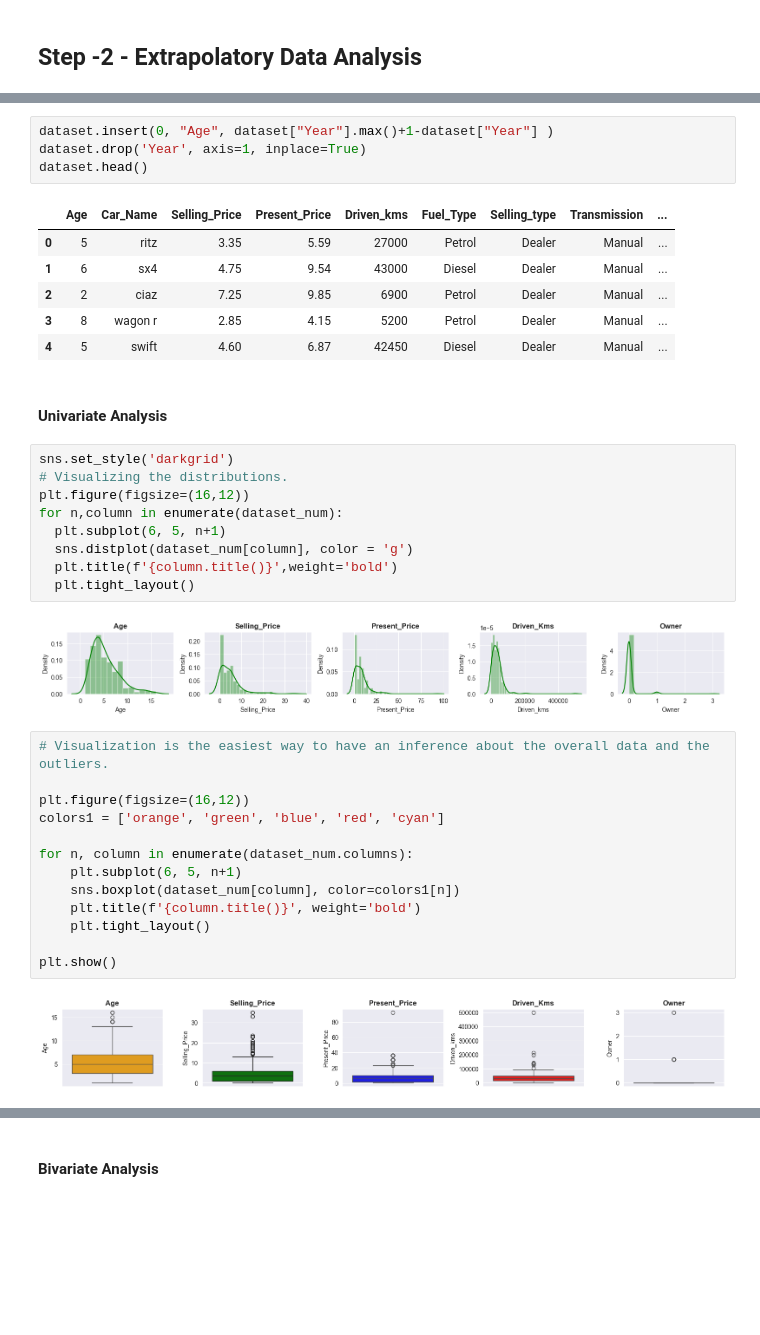
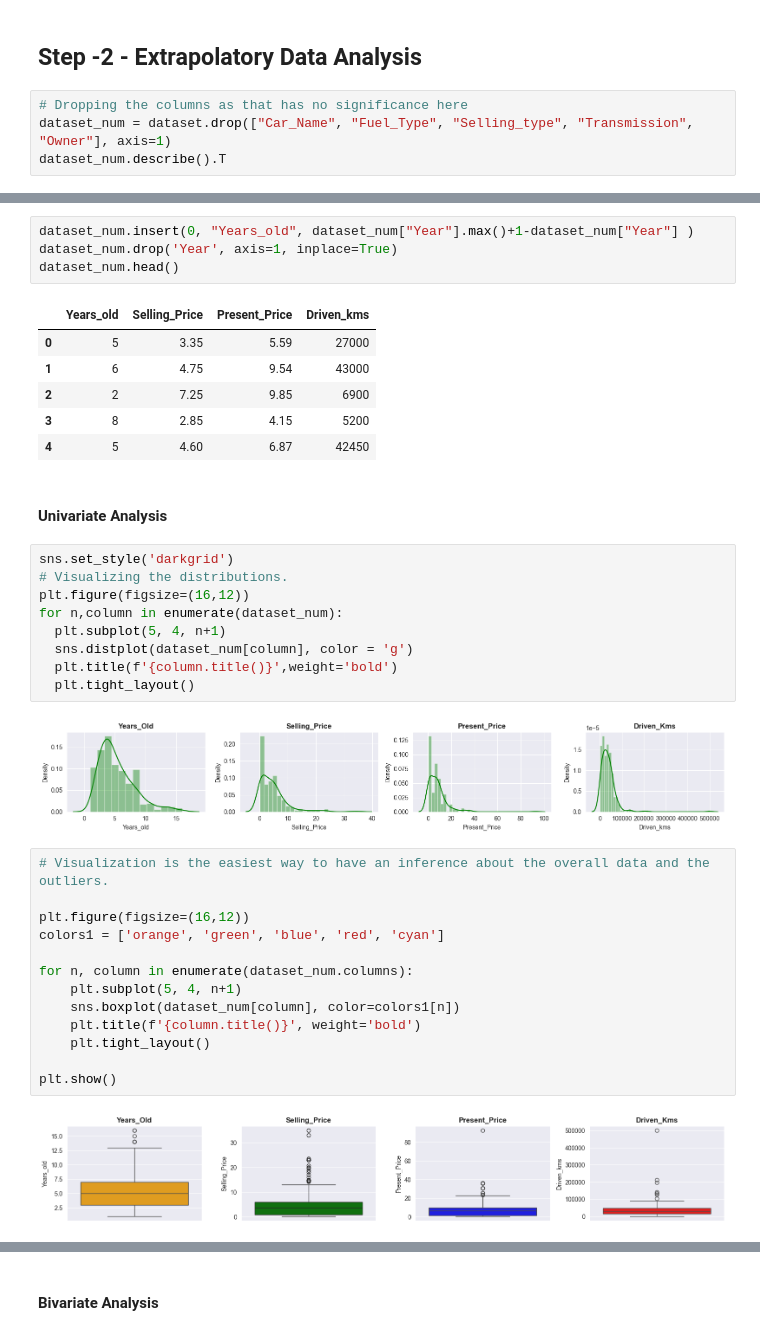
Before and after one commit to PPraveen2230/Oasis-Infobyte---Task---3, a Jupyter notebook: Car price prediciton- oasis infobyte _ paul.ipynb, the cells around one changed output, grey strips where cells are left out. Saved outputs shown, nothing was run; the diff lists cells and outputs as text; blank space fills up the shorter version.

```diff
--- a/Car price prediciton- oasis infobyte _ paul.ipynb
+++ b/Car price prediciton- oasis infobyte _ paul.ipynb
@@ -106,3 +106,7 @@ dataset.describe(include='object').T
 ======================================================================================================================================================
 # %% [markdown]
 ## Step -2 - Extrapolatory Data Analysis
+# %%
+# Dropping the columns as that has no significance here
+dataset_num = dataset.drop(["Car_Name", "Fuel_Type", "Selling_type", "Transmission", "Owner"], axis=1)
+dataset_num.describe().T
@@ -109,27 +119,27 @@ dataset.describe(include='object').T
 # %%
-dataset.insert(0, "Age", dataset["Year"].max()+1-dataset["Year"] )
-dataset.drop('Year', axis=1, inplace=True)
-dataset.head()
+dataset_num.insert(0, "Years_old", dataset_num["Year"].max()+1-dataset_num["Year"] )
+dataset_num.drop('Year', axis=1, inplace=True)
+dataset_num.head()
 # %% [output]
-|  | Age | Car_Name | Selling_Price | Present_Price | Driven_kms | Fuel_Type | Selling_type | Transmission | ... |
-| 0 | 5 | ritz | 3.35 | 5.59 | 27000 | Petrol | Dealer | Manual | ... |
-| 1 | 6 | sx4 | 4.75 | 9.54 | 43000 | Diesel | Dealer | Manual | ... |
-| 2 | 2 | ciaz | 7.25 | 9.85 | 6900 | Petrol | Dealer | Manual | ... |
-| 3 | 8 | wagon r | 2.85 | 4.15 | 5200 | Petrol | Dealer | Manual | ... |
-| 4 | 5 | swift | 4.60 | 6.87 | 42450 | Diesel | Dealer | Manual | ... |
+|  | Years_old | Selling_Price | Present_Price | Driven_kms |
+| 0 | 5 | 3.35 | 5.59 | 27000 |
+| 1 | 6 | 4.75 | 9.54 | 43000 |
+| 2 | 2 | 7.25 | 9.85 | 6900 |
+| 3 | 8 | 2.85 | 4.15 | 5200 |
+| 4 | 5 | 4.60 | 6.87 | 42450 |
 # %% [markdown]
 #### Univariate Analysis
 # %%
 sns.set_style('darkgrid')
 # Visualizing the distributions.
 plt.figure(figsize=(16,12))
 for n,column in enumerate(dataset_num):
-  plt.subplot(6, 5, n+1)
+  plt.subplot(5, 4, n+1)
   sns.distplot(dataset_num[column], color = 'g')
   plt.title(f'{column.title()}',weight='bold')
   plt.tight_layout()
 # %% [output]
-[figure, old version]
+[figure, new version]
 # %%
 # Visualization is the easiest way to have an inference about the overall data and the outliers.
 
@@ -137,14 +147,14 @@ plt.figure(figsize=(16,12))
 colors1 = ['orange', 'green', 'blue', 'red', 'cyan']
 
 for n, column in enumerate(dataset_num.columns):
-    plt.subplot(6, 5, n+1)
+    plt.subplot(5, 4, n+1)
     sns.boxplot(dataset_num[column], color=colors1[n])
     plt.title(f'{column.title()}', weight='bold')
     plt.tight_layout()
 
 plt.show()
 # %% [output]
-[figure, old version]
+[figure, new version]
 # %%
 # Visualizing the mean and median.
 plt.figure(figsize=(18,16))
```
Also changed, not shown: parts of 14 cells of this notebook.
